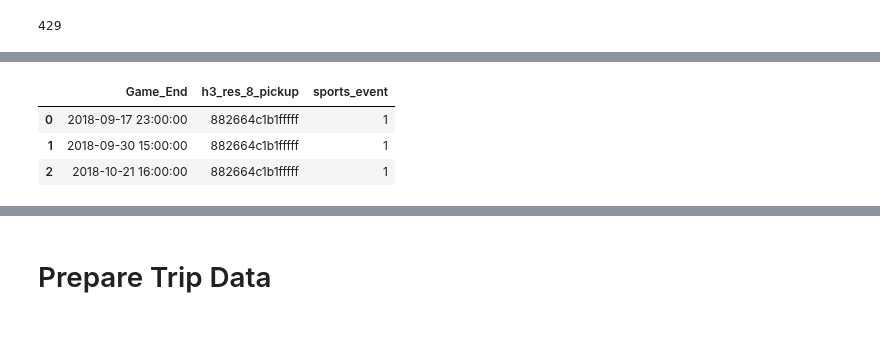
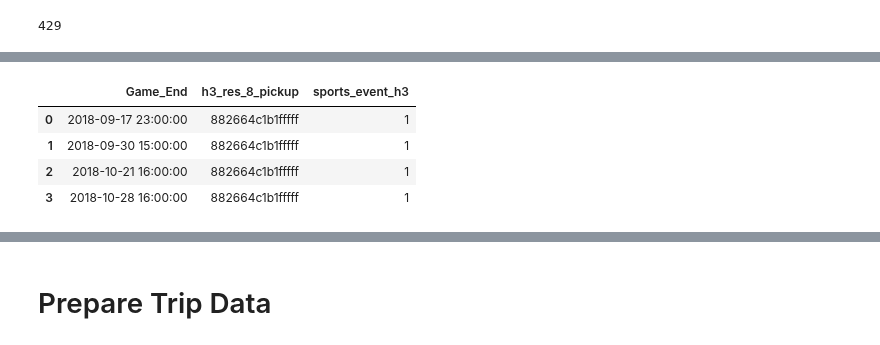
Before and after one commit to ltempfli/AAA-AIbertus-Magnus, a Jupyter notebook: tasks/01_Data_Preparation.ipynb, the cells around one changed output, grey strips where cells are left out. Cells and saved outputs as stored; diff of their text form; code cells hidden in the pictures.

```diff
--- a/tasks/01_Data_Preparation.ipynb
+++ b/tasks/01_Data_Preparation.ipynb
@@ -341,9 +366,3 @@ poi_data_h3_res_8.head(10)
 # %%
-sports_data['sports_event'] = 1
 sports_data=sports_data.rename(columns={'h3_res_8' : 'h3_res_8_pickup'})
-sports_data.head(3)
+sports_data=sports_data.rename(columns={'census_tract' : 'pickup_census_tract'})
-# %% [output]
-|  | Game_End | h3_res_8_pickup | sports_event |
-| 0 | 2018-09-17 23:00:00 | 882664c1b1fffff | 1 |
-| 1 | 2018-09-30 15:00:00 | 882664c1b1fffff | 1 |
-| 2 | 2018-10-21 16:00:00 | 882664c1b1fffff | 1 |
@@ -349,0 +374,8 @@ sports_data.head(3)
+# %%
+sports_data_h3.head(4)
+# %% [output]
+|  | Game_End | h3_res_8_pickup | sports_event_h3 |
+| 0 | 2018-09-17 23:00:00 | 882664c1b1fffff | 1 |
+| 1 | 2018-09-30 15:00:00 | 882664c1b1fffff | 1 |
+| 2 | 2018-10-21 16:00:00 | 882664c1b1fffff | 1 |
+| 3 | 2018-10-28 16:00:00 | 882664c1b1fffff | 1 |
```
Also changed, not shown: parts of 19 cells of this notebook, 4 other files.
